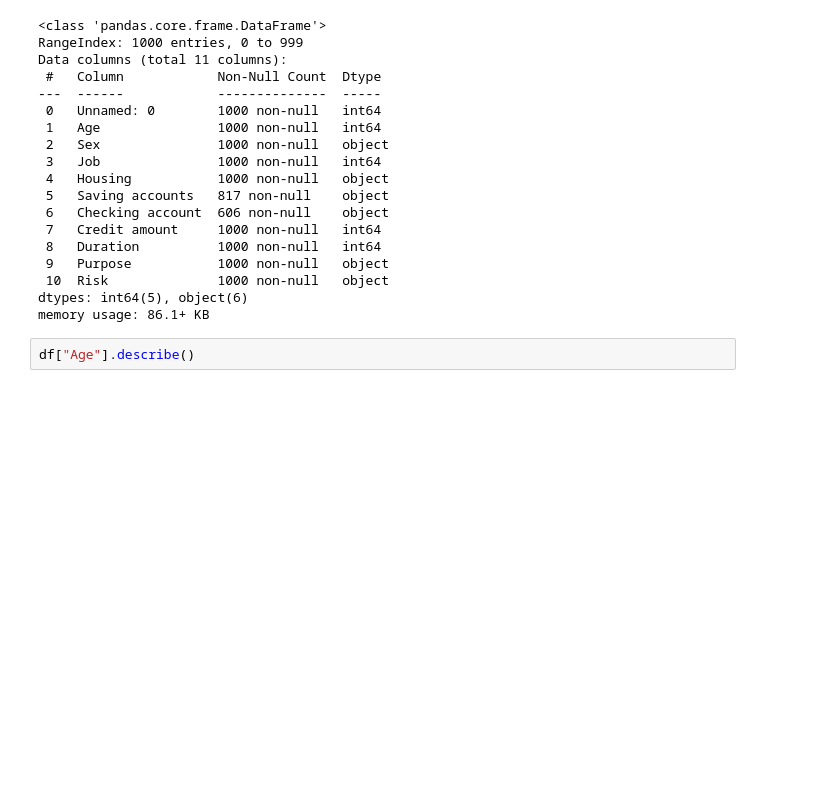
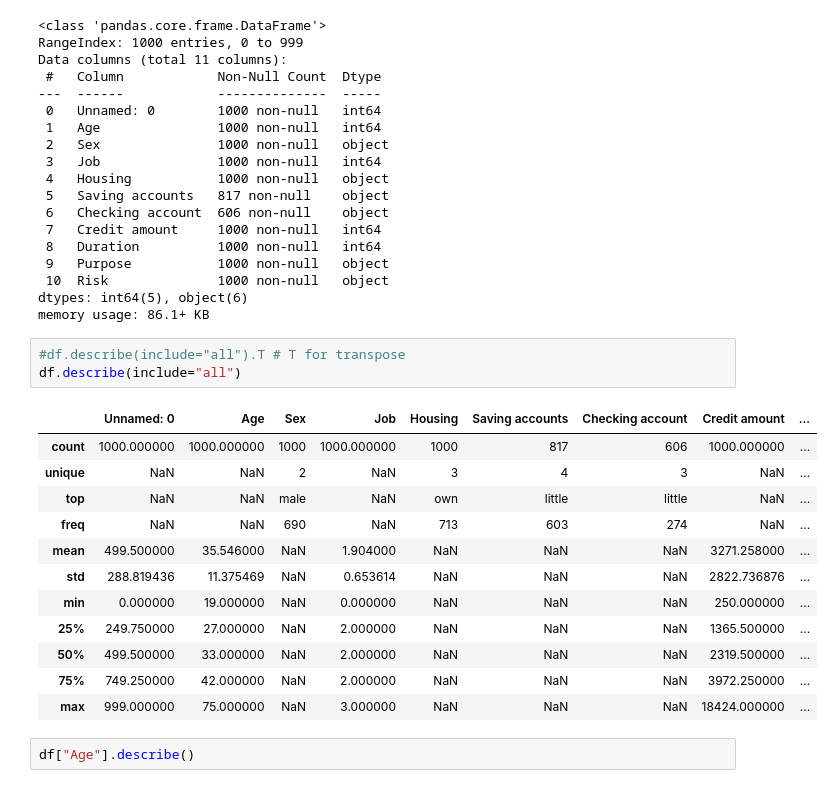
Before and after one commit to Vanshaj14Mohan/Credit-Card-Fraud-Detection-System, a Jupyter notebook: Files/main.ipynb, the cells around one changed output. Saved outputs shown, nothing was run; the diff lists cells and outputs as text; blank space fills up the shorter version.

```diff
--- a/Files/main.ipynb
+++ b/Files/main.ipynb
@@ -43,6 +43,22 @@ Data columns (total 11 columns):
  10  Risk              1000 non-null   object
 dtypes: int64(5), object(6)
 memory usage: 86.1+ KB
+# %%
+#df.describe(include="all").T # T for transpose
+df.describe(include="all")
+# %% [output]
+|  | Unnamed: 0 | Age | Sex | Job | Housing | Saving accounts | Checking account | Credit amount | ... |
+| count | 1000.000000 | 1000.000000 | 1000 | 1000.000000 | 1000 | 817 | 606 | 1000.000000 | ... |
+| unique | NaN | NaN | 2 | NaN | 3 | 4 | 3 | NaN | ... |
+| top | NaN | NaN | male | NaN | own | little | little | NaN | ... |
+| freq | NaN | NaN | 690 | NaN | 713 | 603 | 274 | NaN | ... |
+| mean | 499.500000 | 35.546000 | NaN | 1.904000 | NaN | NaN | NaN | 3271.258000 | ... |
+| std | 288.819436 | 11.375469 | NaN | 0.653614 | NaN | NaN | NaN | 2822.736876 | ... |
+| min | 0.000000 | 19.000000 | NaN | 0.000000 | NaN | NaN | NaN | 250.000000 | ... |
+| 25% | 249.750000 | 27.000000 | NaN | 2.000000 | NaN | NaN | NaN | 1365.500000 | ... |
+| 50% | 499.500000 | 33.000000 | NaN | 2.000000 | NaN | NaN | NaN | 2319.500000 | ... |
+| 75% | 749.250000 | 42.000000 | NaN | 2.000000 | NaN | NaN | NaN | 3972.250000 | ... |
+| max | 999.000000 | 75.000000 | NaN | 3.000000 | NaN | NaN | NaN | 18424.000000 | ... |
 # %%
 df["Age"].describe()
 # %% [output]
```
Also changed, not shown: parts of 1 cell of this notebook.
